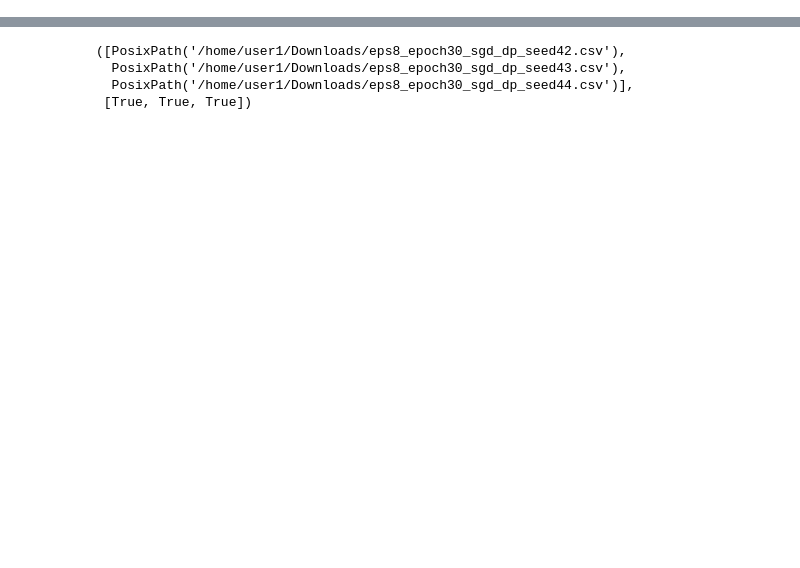
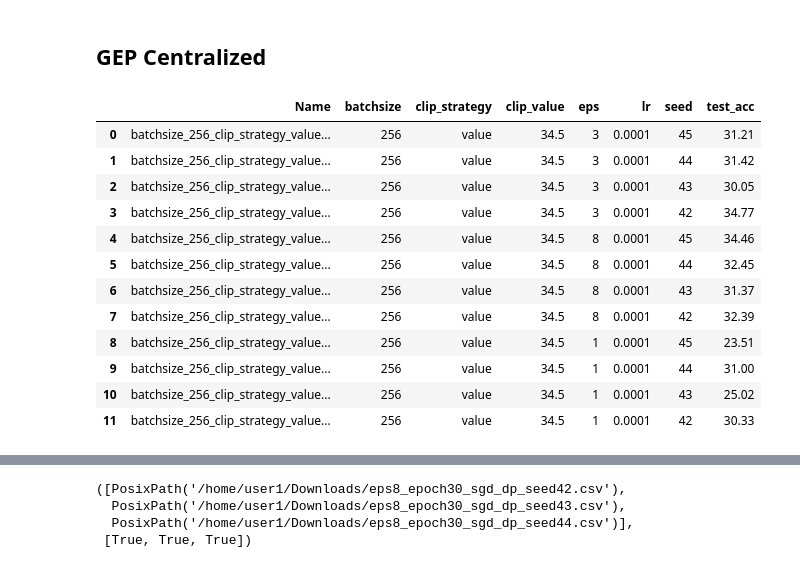
Before and after one commit to moshebeutel/fed_trainers, a Jupyter notebook: notebooks/experiment_analysis.ipynb, the cells around one changed output, grey strips where cells are left out. Saved outputs shown, nothing was run; the diff lists cells and outputs as text; code cells hidden in the pictures; blank space fills up the shorter version.

```diff
--- a/notebooks/experiment_analysis.ipynb
+++ b/notebooks/experiment_analysis.ipynb
@@ -53 +164,21 @@ df[df['test_acc'] > 0.21]
+# %% [markdown]
+## GEP Centralized
+# %%
+f = csv_folder / 'eps_1_3_8_epoch50_seed42to45_cent_gep.csv'
+df = pd.read_csv(f)
+df
+# %% [output]
+|  | Name | batchsize | clip_strategy | clip_value | eps | lr | seed | test_acc |
+| 0 | batchsize_256_clip_strategy_value... | 256 | value | 34.5 | 3 | 0.0001 | 45 | 31.21 |
+| 1 | batchsize_256_clip_strategy_value... | 256 | value | 34.5 | 3 | 0.0001 | 44 | 31.42 |
+| 2 | batchsize_256_clip_strategy_value... | 256 | value | 34.5 | 3 | 0.0001 | 43 | 30.05 |
+| 3 | batchsize_256_clip_strategy_value... | 256 | value | 34.5 | 3 | 0.0001 | 42 | 34.77 |
+| 4 | batchsize_256_clip_strategy_value... | 256 | value | 34.5 | 8 | 0.0001 | 45 | 34.46 |
+| 5 | batchsize_256_clip_strategy_value... | 256 | value | 34.5 | 8 | 0.0001 | 44 | 32.45 |
+| 6 | batchsize_256_clip_strategy_value... | 256 | value | 34.5 | 8 | 0.0001 | 43 | 31.37 |
+| 7 | batchsize_256_clip_strategy_value... | 256 | value | 34.5 | 8 | 0.0001 | 42 | 32.39 |
+| 8 | batchsize_256_clip_strategy_value... | 256 | value | 34.5 | 1 | 0.0001 | 45 | 23.51 |
+| 9 | batchsize_256_clip_strategy_value... | 256 | value | 34.5 | 1 | 0.0001 | 44 | 31.00 |
+| 10 | batchsize_256_clip_strategy_value... | 256 | value | 34.5 | 1 | 0.0001 | 43 | 25.02 |
+| 11 | batchsize_256_clip_strategy_value... | 256 | value | 34.5 | 1 | 0.0001 | 42 | 30.33 |
 # %%
```
Also changed, not shown: parts of 16 cells of this notebook.
